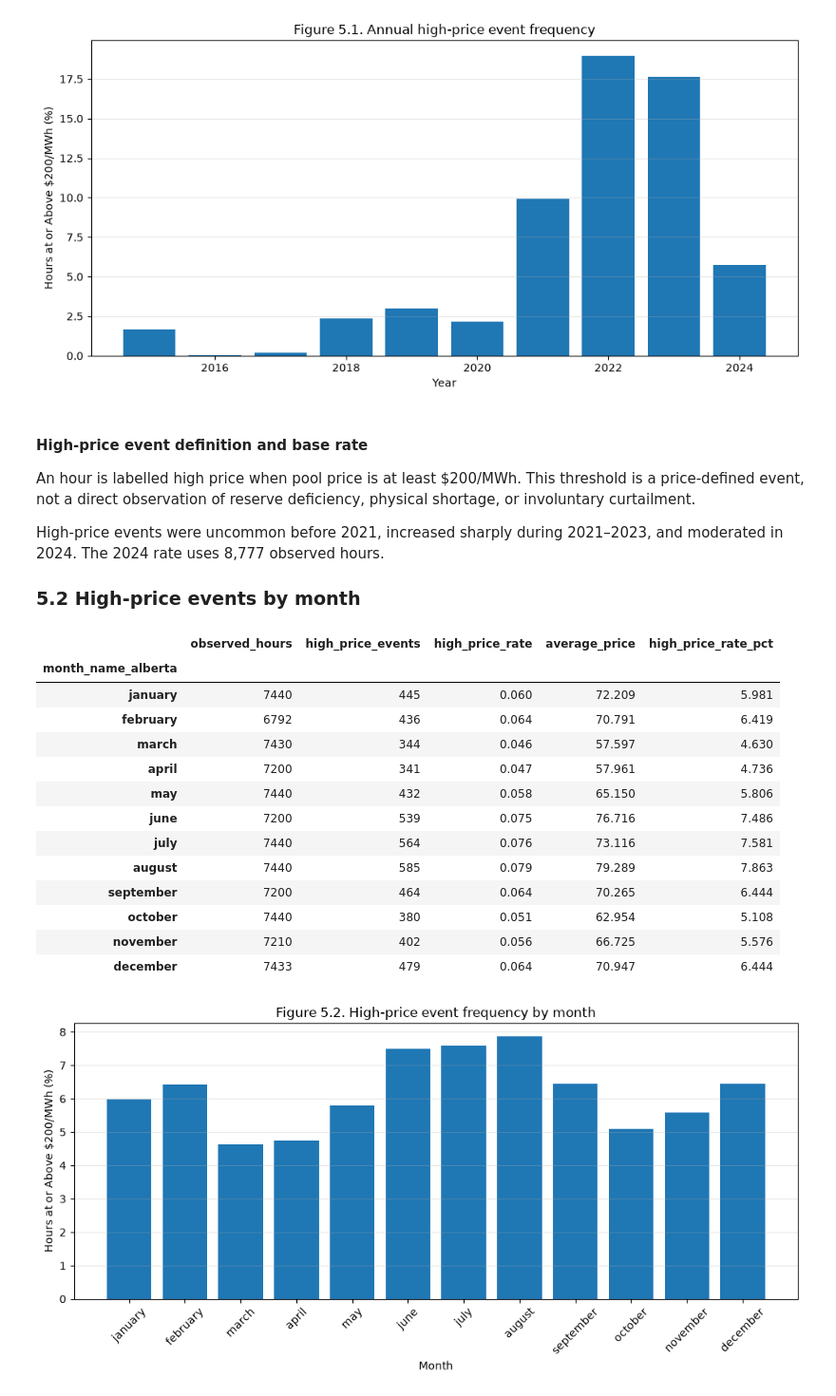
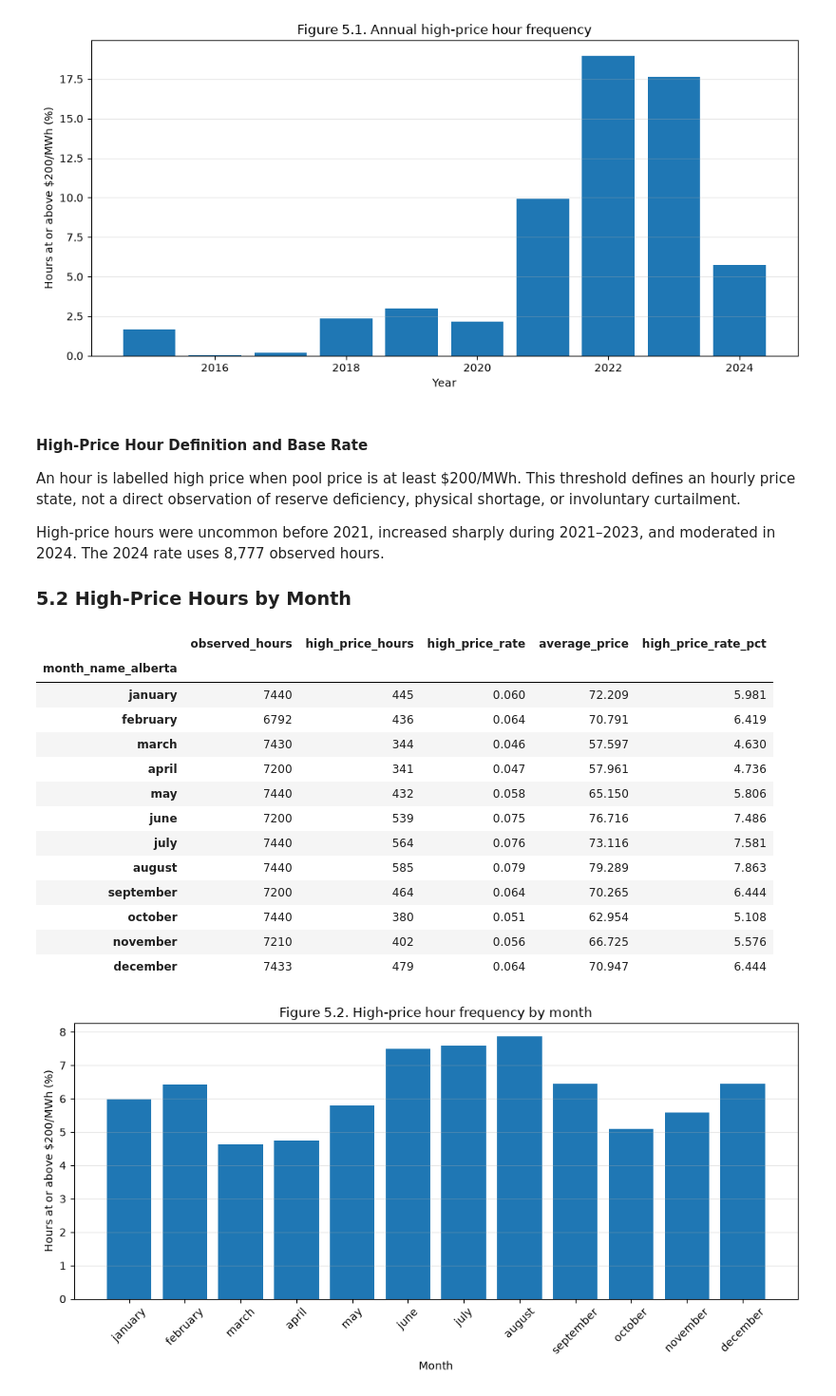
Before and after one commit to bhasein/alberta_power_markets_project, a Jupyter notebook: notebooks/01_Understanding_the_Alberta_Electricity_Market.ipynb, the cells around one changed output. Shown at 95% size. Drawn from its saved outputs; the diff is of its cells as text; code cells hidden in the pictures.

```diff
--- a/notebooks/01_Understanding_the_Alberta_Electricity_Market.ipynb
+++ b/notebooks/01_Understanding_the_Alberta_Electricity_Market.ipynb
@@ -1927,45 +1927,45 @@ plt.show()
 # %% [output]
 [figure]
 # %% [markdown]
-#### High-price event definition and base rate
+#### High-Price Hour Definition and Base Rate
 
-An hour is labelled high price when pool price is at least $200/MWh. This threshold is a price-defined event, not a direct observation of reserve deficiency, physical shortage, or involuntary curtailment.
+An hour is labelled high price when pool price is at least \$200/MWh. This threshold defines an hourly price state, not a direct observation of reserve deficiency, physical shortage, or involuntary curtailment.
 
-High-price events were uncommon before 2021, increased sharply during 2021–2023, and moderated in 2024. The 2024 rate uses 8,777 observed hours.
+High-price hours were uncommon before 2021, increased sharply during 2021–2023, and moderated in 2024. The 2024 rate uses 8,777 observed hours.
 
-### 5.2 High-price events by month
+### 5.2 High-Price Hours by Month
 # %%
 # ---------------------------------------------------------------------
 # Summarize high-price frequency by calendar month
 # ---------------------------------------------------------------------
 
 month_order = [
     "january", "february", "march", "april",
     "may", "june", "july", "august",
     "september", "october", "november", "december",
 ]
 
 high_price_by_month = (
     pd.DataFrame({
         "month_name_alberta": master["month_name_alberta"],
         "high_price_event": high_price_event,
         "pool_price": master[price_col],
     })
     .groupby("month_name_alberta")
     .agg(
         observed_hours=("high_price_event", "size"),
-        high_price_events=("high_price_event", "sum"),
+        high_price_hours=("high_price_event", "sum"),
         high_price_rate=("high_price_event", "mean"),
         average_price=("pool_price", "mean"),
     )
     .reindex(month_order)
 )
 
 high_price_by_month["high_price_rate_pct"] = high_price_by_month["high_price_rate"] * 100
 
 display(high_price_by_month.round(3))
 # %% [output]
-|  | observed_hours | high_price_events | high_price_rate | average_price | high_price_rate_pct |
+|  | observed_hours | high_price_hours | high_price_rate | average_price | high_price_rate_pct |
 | month_name_alberta |  |  |  |  |  |
 | january | 7440 | 445 | 0.060 | 72.209 | 5.981 |
 | february | 6792 | 436 | 0.064 | 70.791 | 6.419 |
```
Also changed, not shown: parts of 19 cells of this notebook.
